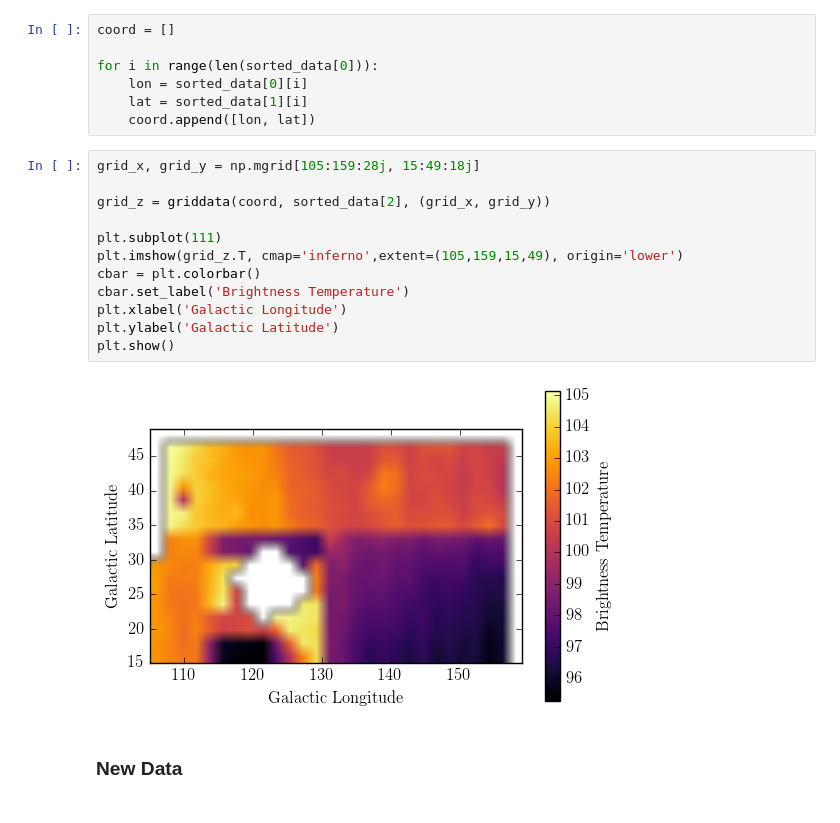
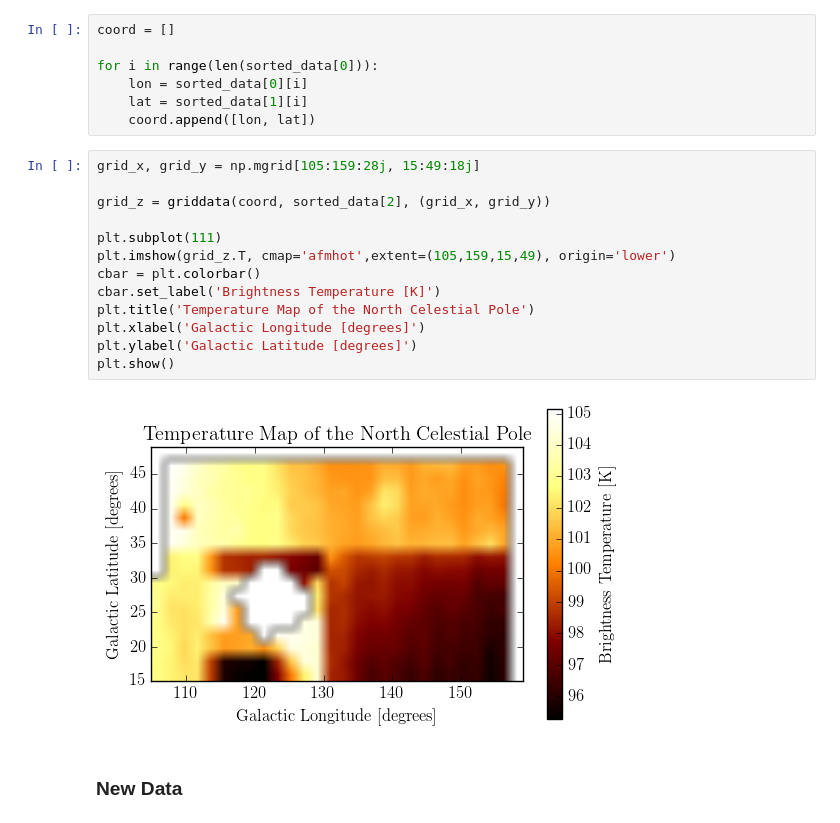
Before and after one commit to gracefujii/my-stuff, a Jupyter notebook: Lab 4 - North Celestial Pole.ipynb, the cells around one changed output. Saved outputs shown, nothing was run; the diff lists cells and outputs as text.

```diff
--- a/Lab 4 - North Celestial Pole.ipynb
+++ b/Lab 4 - North Celestial Pole.ipynb
@@ -235,17 +235,18 @@ for i in range(len(sorted_data[0])):
 # %%
 grid_x, grid_y = np.mgrid[105:159:28j, 15:49:18j]
 
 grid_z = griddata(coord, sorted_data[2], (grid_x, grid_y))
 
 plt.subplot(111)
-plt.imshow(grid_z.T, cmap='inferno',extent=(105,159,15,49), origin='lower')
+plt.imshow(grid_z.T, cmap='afmhot',extent=(105,159,15,49), origin='lower')
 cbar = plt.colorbar()
-cbar.set_label('Brightness Temperature')
-plt.xlabel('Galactic Longitude')
-plt.ylabel('Galactic Latitude')
+cbar.set_label('Brightness Temperature [K]')
+plt.title('Temperature Map of the North Celestial Pole')
+plt.xlabel('Galactic Longitude [degrees]')
+plt.ylabel('Galactic Latitude [degrees]')
 plt.show()
 # %% [output]
-[figure, old version]
+[figure, new version]
 # %% [markdown]
 ### New Data
 # %%
```
Also changed, not shown: parts of 8 cells of this notebook.
